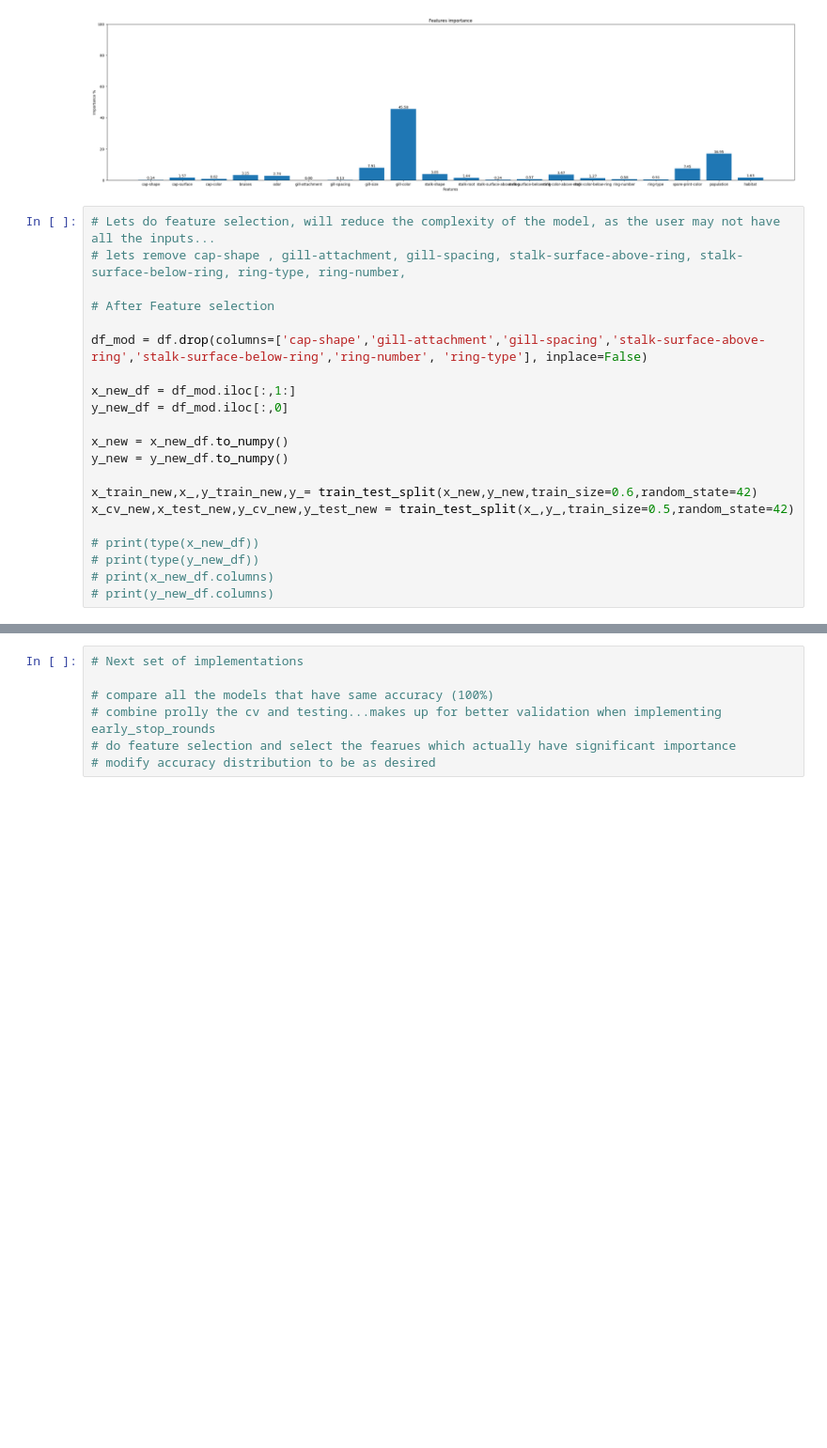
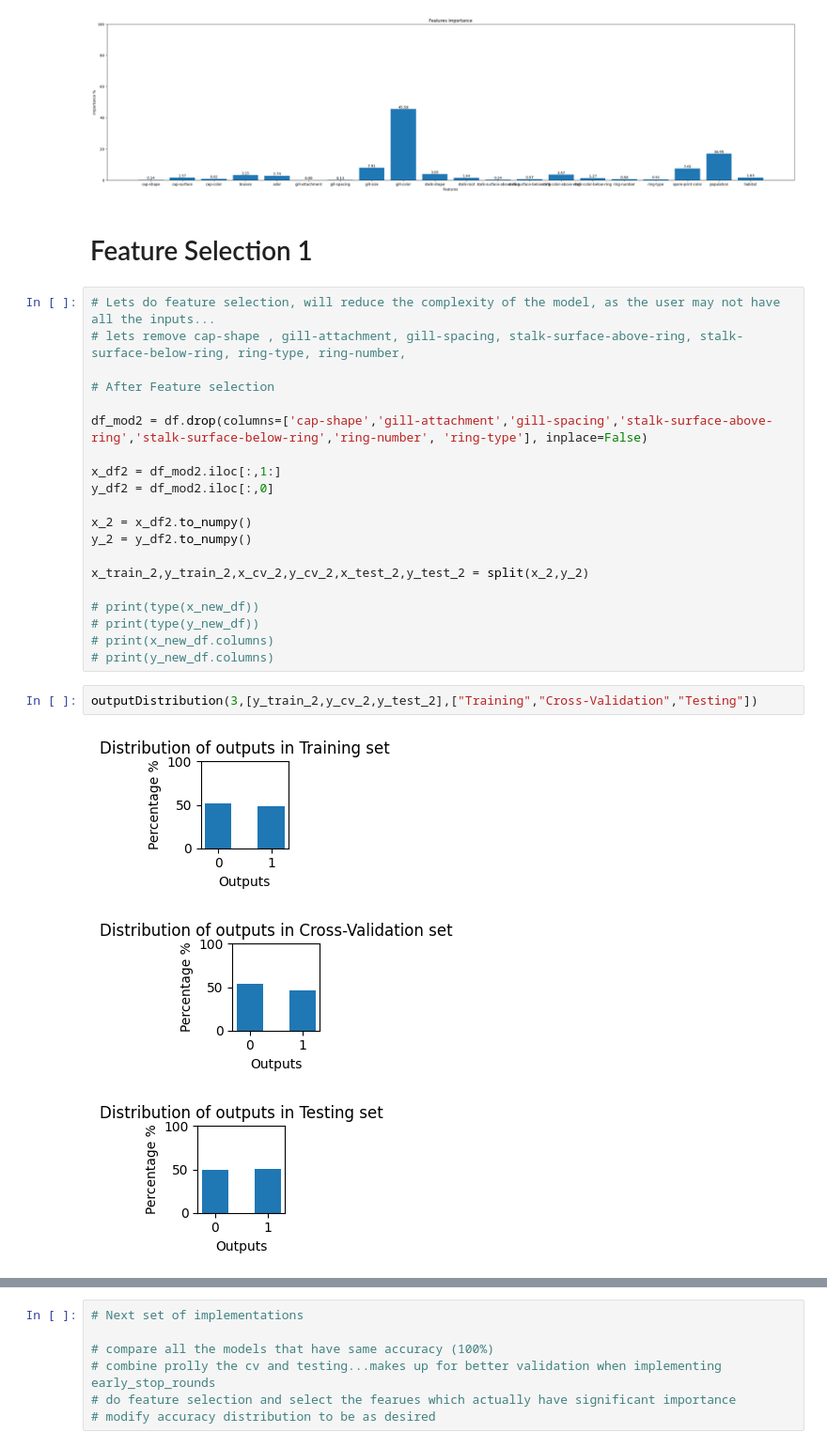
Before and after one commit to AdiistheGoat/PoisonousMushroomClassification.github.io, a Jupyter notebook: MushroomClassifier.ipynb, the cells around one changed output, grey strips where cells are left out. Shown at 94% size. Cells and saved outputs as stored; diff of their text form; blank space fills up the shorter version.

```diff
--- a/MushroomClassifier.ipynb
+++ b/MushroomClassifier.ipynb
@@ -424,25 +422,32 @@ Training accuracy: 100.0
 [figure]
 [figure]
 [figure]
+# %% [markdown]
+# Feature Selection 1
 # %%
 # Lets do feature selection, will reduce the complexity of the model, as the user may not have all the inputs...
 # lets remove cap-shape , gill-attachment, gill-spacing, stalk-surface-above-ring, stalk-surface-below-ring, ring-type, ring-number,
 
 # After Feature selection
 
-df_mod = df.drop(columns=['cap-shape','gill-attachment','gill-spacing','stalk-surface-above-ring','stalk-surface-below-ring','ring-number', 'ring-type'], inplace=False)
+df_mod2 = df.drop(columns=['cap-shape','gill-attachment','gill-spacing','stalk-surface-above-ring','stalk-surface-below-ring','ring-number', 'ring-type'], inplace=False)
 
-x_new_df = df_mod.iloc[:,1:]
-y_new_df = df_mod.iloc[:,0]
+x_df2 = df_mod2.iloc[:,1:]
+y_df2 = df_mod2.iloc[:,0]
 
-x_new = x_new_df.to_numpy()
-y_new = y_new_df.to_numpy()
+x_2 = x_df2.to_numpy()
+y_2 = y_df2.to_numpy()
 
-x_train_new,x_,y_train_new,y_= train_test_split(x_new,y_new,train_size=0.6,random_state=42)
-x_cv_new,x_test_new,y_cv_new,y_test_new = train_test_split(x_,y_,train_size=0.5,random_state=42)
+x_train_2,y_train_2,x_cv_2,y_cv_2,x_test_2,y_test_2 = split(x_2,y_2)
 
 # print(type(x_new_df))
 # print(type(y_new_df))
 # print(x_new_df.columns)
 # print(y_new_df.columns)
+# %%
+outputDistribution(3,[y_train_2,y_cv_2,y_test_2],["Training","Cross-Validation","Testing"])
+# %% [output]
+[figure, added]
+[figure, added]
+[figure, added]
 # %%
```
Also changed, not shown: parts of 12 cells of this notebook.
